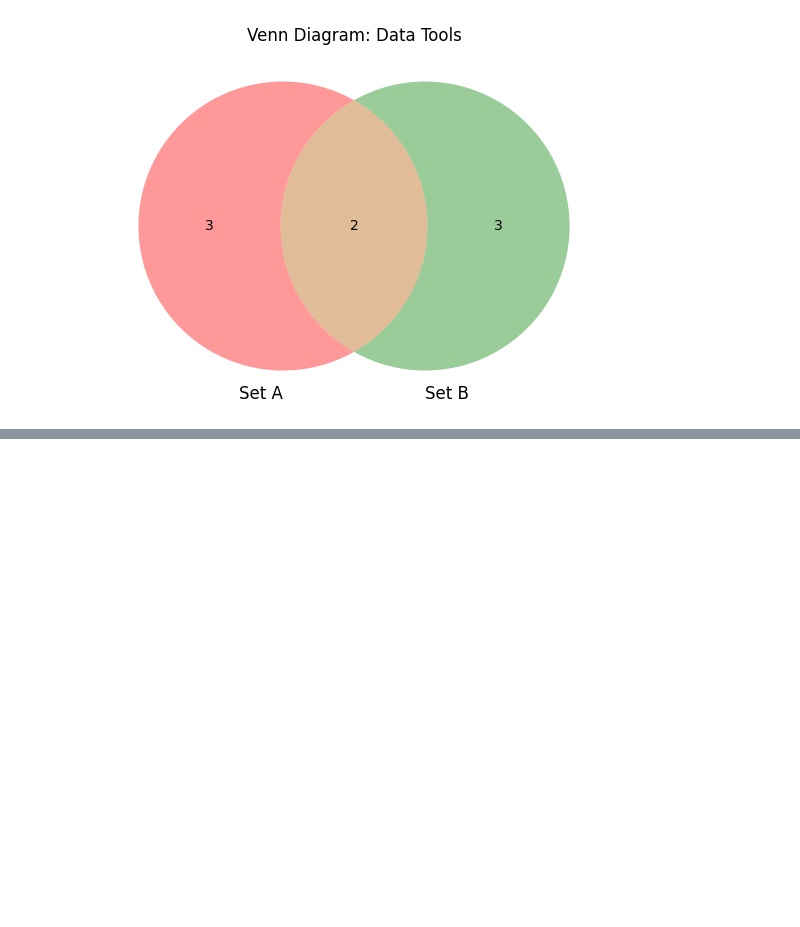
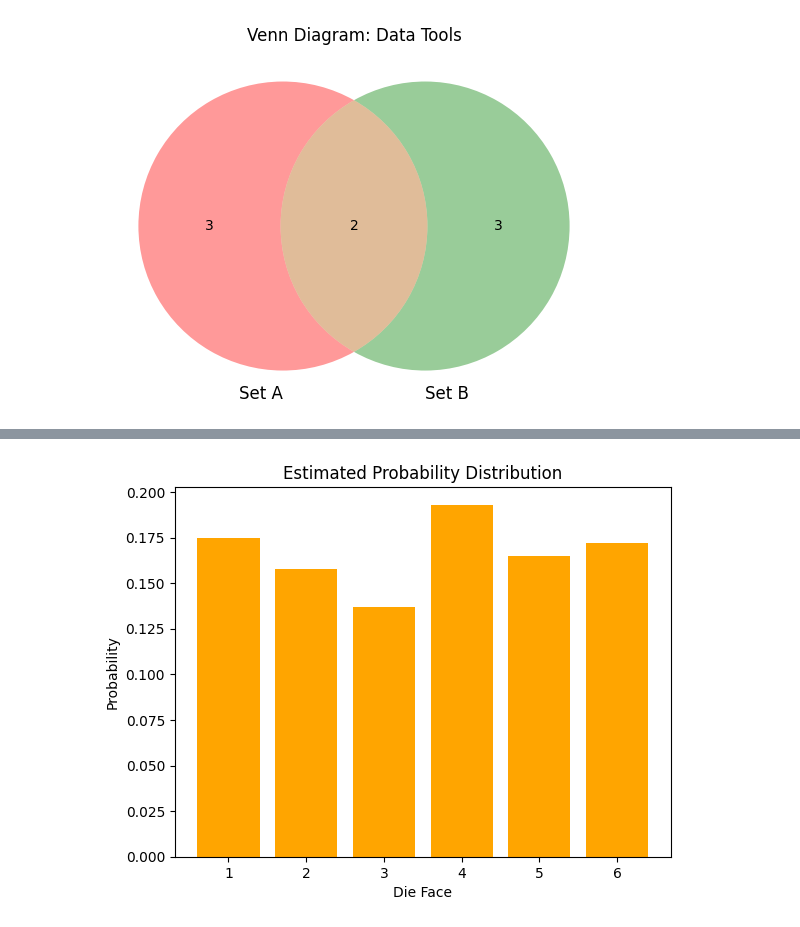
Before and after one commit to rmd360/machinelearningproject, a Jupyter notebook: Maths.ipynb, the cells around one changed output, grey strips where cells are left out. Cells and saved outputs as stored; diff of their text form; code cells hidden in the pictures; blank space fills up the shorter version.

```diff
--- a/Maths.ipynb
+++ b/Maths.ipynb
@@ -730,0 +761,15 @@ plt.show()
+# %%
+
+import numpy as np
+
+rolls = np.random.randint(1, 7, 1000)
+values, counts = np.unique(rolls, return_counts=True)
+
+plt.bar(values, counts / len(rolls), color='orange')
+plt.xlabel('Die Face')
+plt.ylabel('Probability')
+plt.title('Estimated Probability Distribution')
+plt.xticks(values)
+plt.show()
+# %% [output]
+[figure, added]
```
Also changed, not shown: parts of 3 cells of this notebook.
